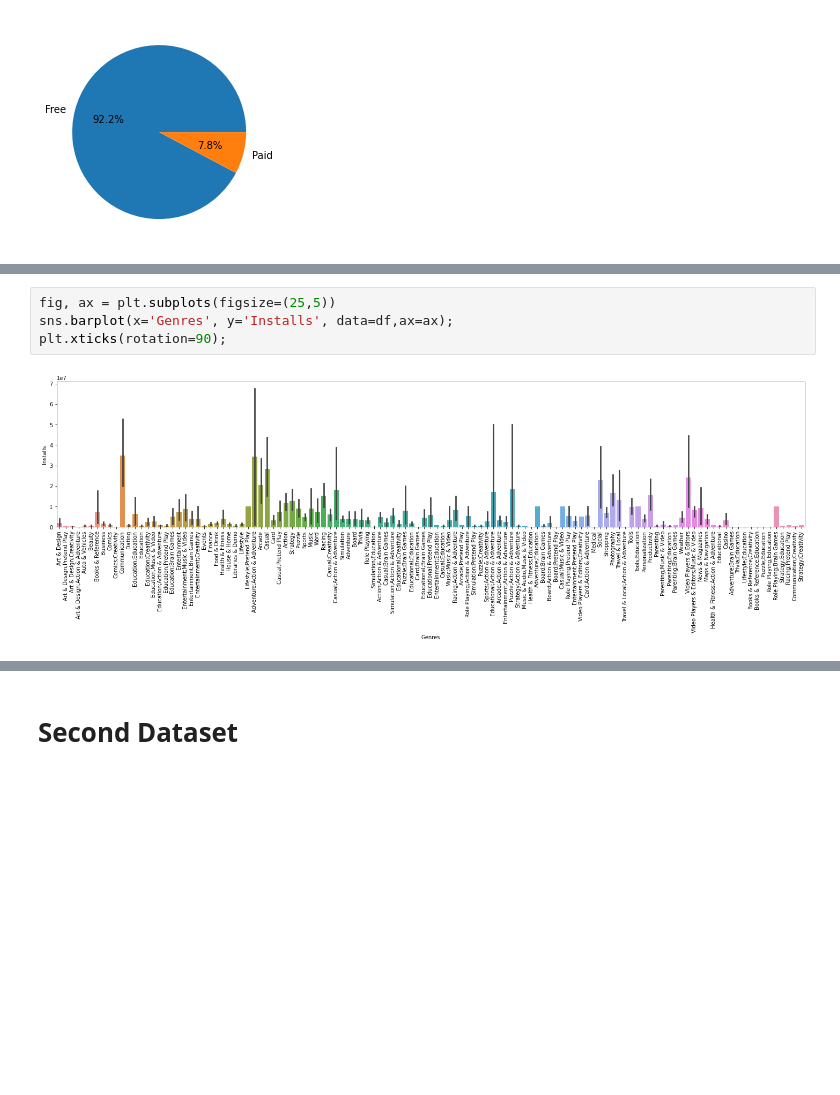
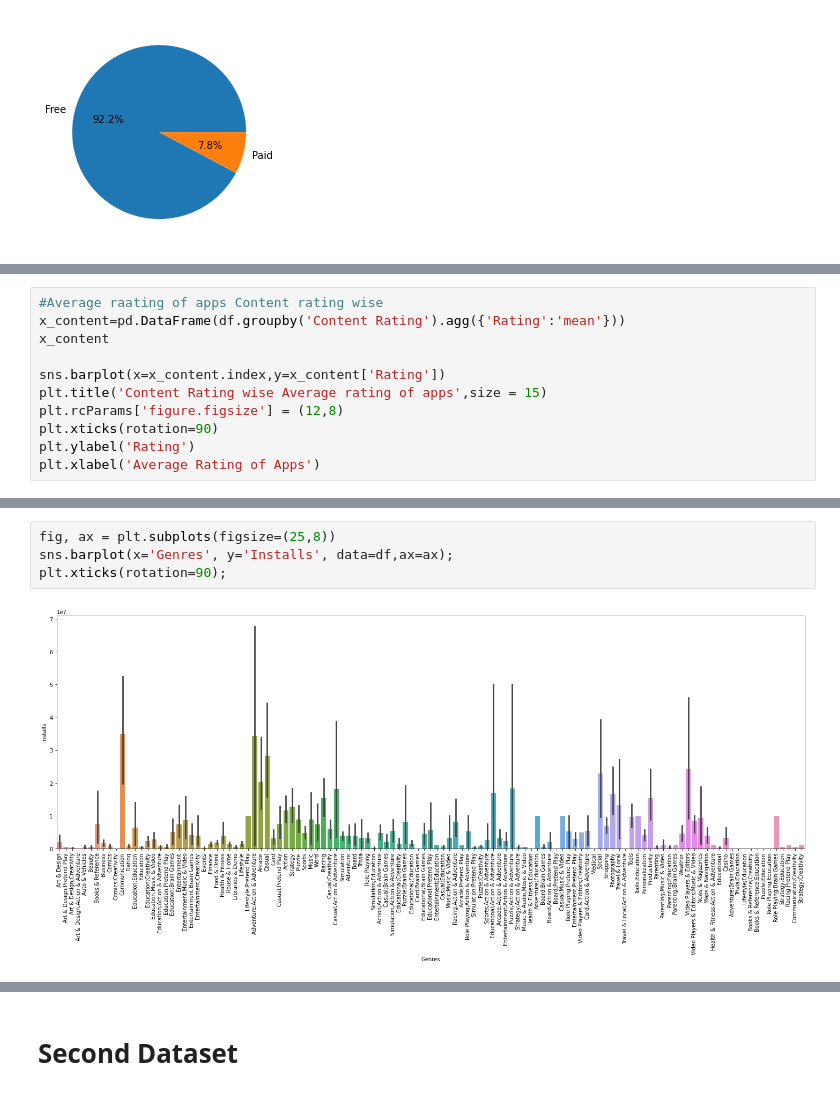
Before and after one commit to meetdelvadiya/Play-Store-App-Review-Analysis, a Jupyter notebook: Play_Store_App_Review_Analysis_Meet_Delvadiya.ipynb, the cells around one changed output, grey strips where cells are left out. Saved outputs shown, nothing was run; the diff lists cells and outputs as text; blank space fills up the shorter version.

```diff
--- a/Play_Store_App_Review_Analysis_Meet_Delvadiya.ipynb
+++ b/Play_Store_App_Review_Analysis_Meet_Delvadiya.ipynb
@@ -428,0 +471,11 @@ plt.xticks(rotation=90);
+# %%
+#Average raating of apps Content rating wise
+x_content=pd.DataFrame(df.groupby('Content Rating').agg({'Rating':'mean'}))
+x_content
+
+sns.barplot(x=x_content.index,y=x_content['Rating'])
+plt.title('Content Rating wise Average rating of apps',size = 15)
+plt.rcParams['figure.figsize'] = (12,8)
+plt.xticks(rotation=90)
+plt.ylabel('Rating')
+plt.xlabel('Average Rating of Apps')
@@ -429,9 +485,9 @@ plt.xticks(rotation=90);
 # %%
-fig, ax = plt.subplots(figsize=(25,5))
+fig, ax = plt.subplots(figsize=(25,8))
 sns.barplot(x='Genres', y='Installs', data=df,ax=ax);
 plt.xticks(rotation=90);
 # %% [output]
-[figure, old version]
+[figure, new version]
 # %%
 corrMatrix = df.corr()
 sns.heatmap(corrMatrix, annot=True)
```
Also changed, not shown: parts of 10 cells of this notebook.
